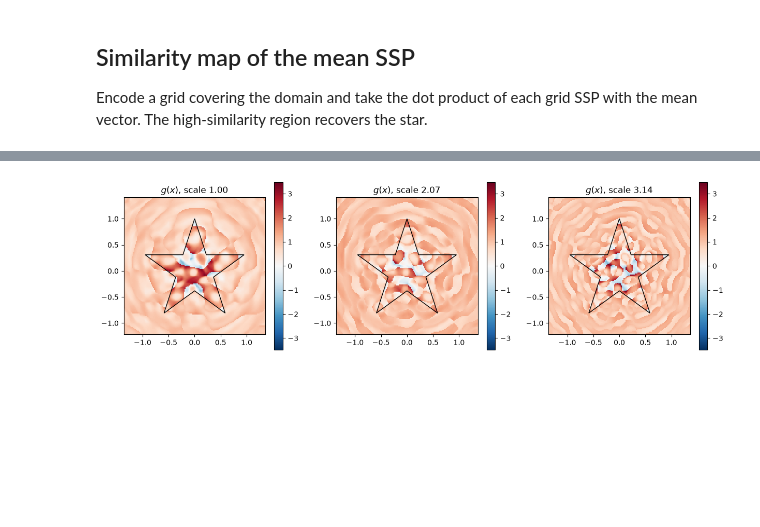
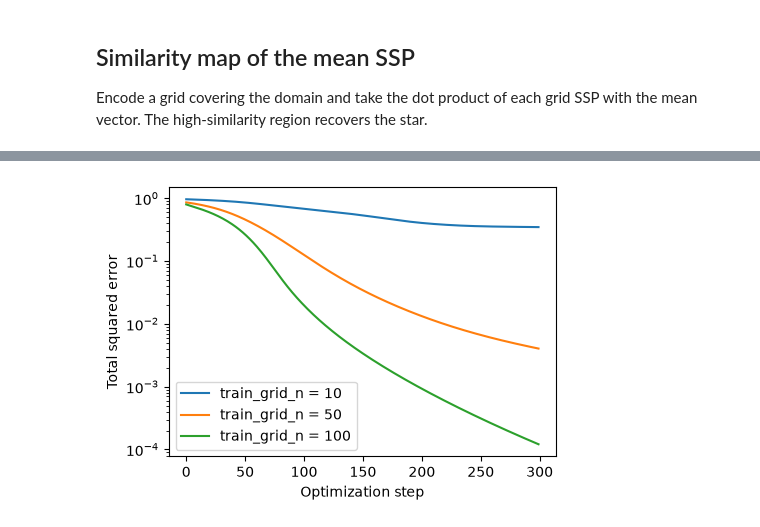
Before and after one commit to neuromorphs/MultiScaleSSPs, a Jupyter notebook: examples/star_ssp_mean.ipynb, the cells around one changed output, grey strips where cells are left out. Cells and saved outputs as stored; diff of their text form; code cells hidden in the pictures; blank space fills up the shorter version.

```diff
--- a/examples/star_ssp_mean.ipynb
+++ b/examples/star_ssp_mean.ipynb
@@ -198 +254,18 @@ loss: 1.2004 -> 0.00026
+# %%
+def compute_sims(grid_n, train_grid_n, g):
+    """Similarity map at `grid_n` render resolution from a gain field
+    `g = expand_gains(params["g_grid"])` optimized on a `train_grid_n` grid.
+    Both grids share the same extent (get_grid), so sampled points and render
+    pixels look up g at their nearest train cell -- a finer grid_n just renders
+    the trained field at higher resolution."""
+    # mean side (resolution-independent): modulate each sampled point, then average
+    mod_mean = modulate(
+        sampled_ssp_j, g[nearest_pixels(points, train_grid_n)]
+    ).mean(axis=0, keepdims=True)
+
+    # grid side: encode the render grid and modulate by g at each pixel's train cell
+    _, _, plot_pts = get_grid(grid_n)
+    plot_ssps = jnp.asarray(ssp_space.encode(plot_pts), dtype=jnp.float32)
+    mod_grid = modulate(plot_ssps, g[nearest_pixels(plot_pts, train_grid_n)])
+    return np.asarray(mod_grid @ mod_mean.T).reshape(grid_n, grid_n)
 # %%
@@ -224,17 +323,12 @@ plt.show()
-# %%
-# The learned gain field g(x) for a few of the scale blocks
-g_grid = np.asarray(params["g_grid"]).reshape(grid_n, grid_n, n_scales)
-show = [0, n_scales // 2, n_scales - 1]
-vmax = np.abs(g_grid[..., show]).max()
-
-fig, axs = plt.subplots(1, len(show), figsize=(15, 4.2))
-for ax, s in zip(axs, show):
-    im = ax.pcolormesh(X, Y, g_grid[..., s], cmap="RdBu_r",
-                       vmin=-vmax, vmax=vmax, shading="auto")
-    ax.add_patch(PathPatch(shape_path, facecolor="none", edgecolor="black", lw=1))
-    ax.set_aspect("equal")
-    ax.set_title(f"$g(x)$, scale {ssp_space.scales[s]:.2f}")
-    fig.colorbar(im, ax=ax)
-plt.show()
-# %% [output]
-[figure, removed]
+# %%
+# Loss curves: finer training grids have more free gains to fit the target
+fig, ax = plt.subplots(figsize=(5, 3.5))
+for n in train_grid_ns:
+    ax.plot(results[n][1], label=f"train_grid_n = {n}")
+ax.set_xlabel("Optimization step")
+ax.set_ylabel("Total squared error")
+ax.set_yscale("log")
+ax.legend()
+plt.show()
+# %% [output]
+[figure, added]
```
Also changed, not shown: parts of 15 cells of this notebook, 3 other files.
